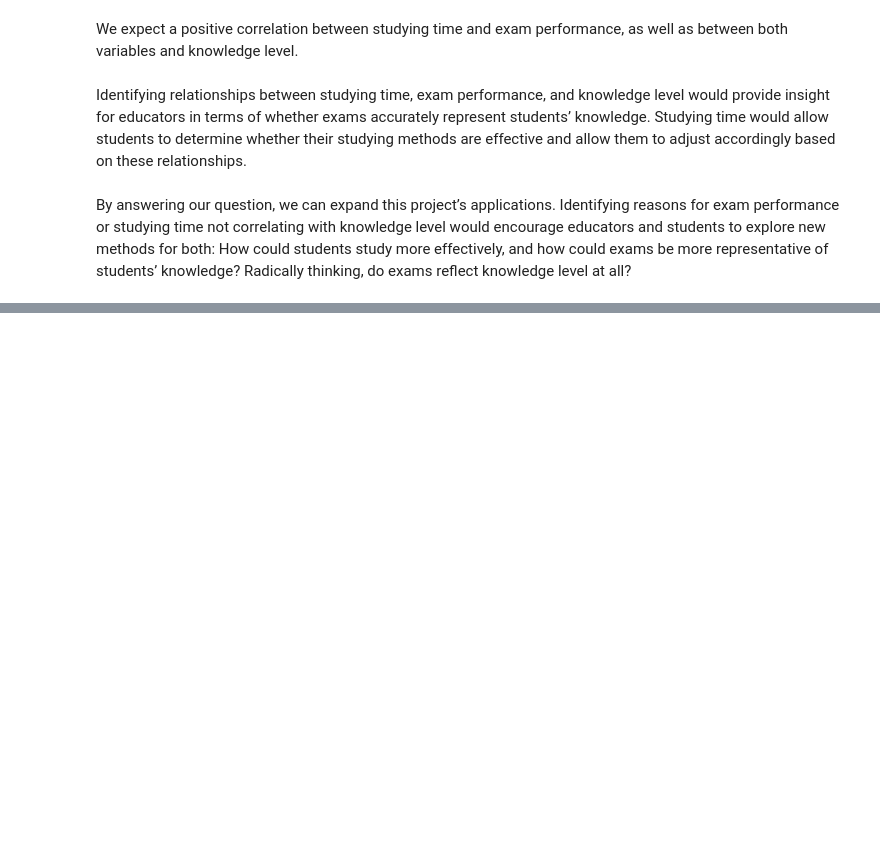
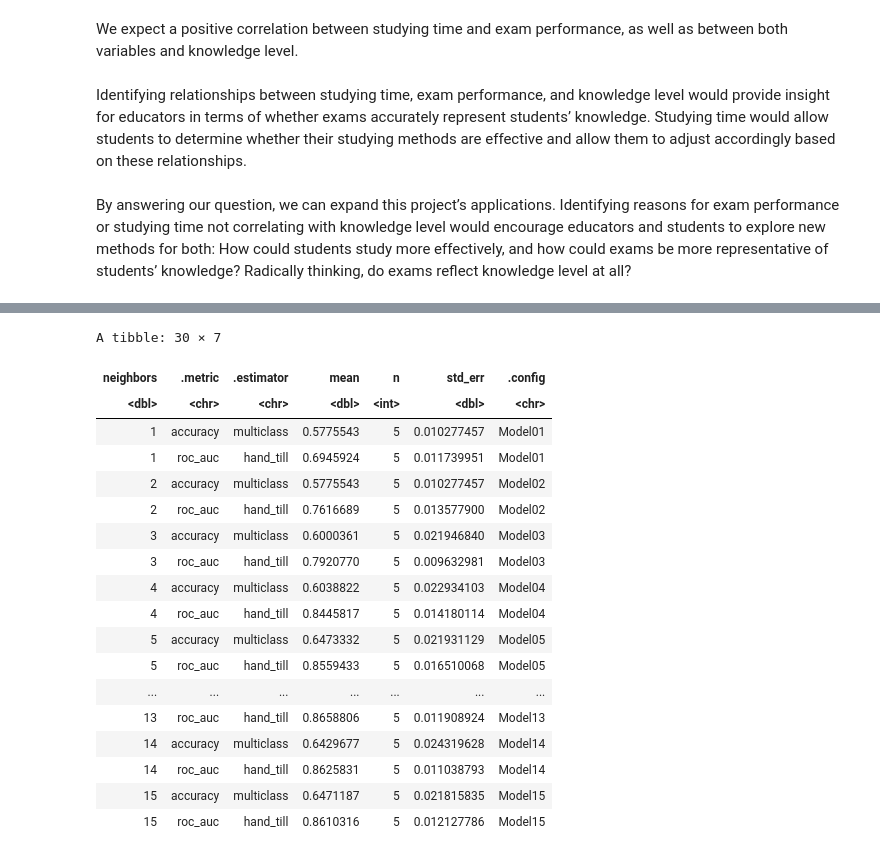
Before and after one commit to felixmachaoran/datasci100, a Jupyter notebook: project.ipynb, the cells around one changed output, grey strips where cells are left out. Saved outputs shown, nothing was run; the diff lists cells and outputs as text; code cells hidden in the pictures; blank space fills up the shorter version.

```diff
--- a/project.ipynb
+++ b/project.ipynb
@@ -145,0 +180,32 @@ By answering our question, we can expand this project’s applications. Identify
+# %%
+knowledge_vfold <- vfold_cv(mutated_data, v = 5, strata = UNS)
+gridvals <- tibble(neighbors = seq(from = 1, to = 15, by = 1))
+knn_tune <-nearest_neighbor(weight_func = "rectangular", neighbors = tune()) %>%
+        set_engine("kknn") %>%
+      set_mode("classification")
+knn_results <- workflow() %>%
+      add_recipe(knowledge_recipe) %>%
+      add_model(knn_tune) %>%
+      tune_grid(resamples = knowledge_vfold, grid = gridvals) %>%
+      collect_metrics()
+knn_results
+# %% [output]
+A tibble: 30 × 7
+| neighbors | .metric | .estimator | mean | n | std_err | .config |
+| <dbl> | <chr> | <chr> | <dbl> | <int> | <dbl> | <chr> |
+| 1 | accuracy | multiclass | 0.5775543 | 5 | 0.010277457 | Model01 |
+| 1 | roc_auc | hand_till | 0.6945924 | 5 | 0.011739951 | Model01 |
+| 2 | accuracy | multiclass | 0.5775543 | 5 | 0.010277457 | Model02 |
+| 2 | roc_auc | hand_till | 0.7616689 | 5 | 0.013577900 | Model02 |
+| 3 | accuracy | multiclass | 0.6000361 | 5 | 0.021946840 | Model03 |
+| 3 | roc_auc | hand_till | 0.7920770 | 5 | 0.009632981 | Model03 |
+| 4 | accuracy | multiclass | 0.6038822 | 5 | 0.022934103 | Model04 |
+| 4 | roc_auc | hand_till | 0.8445817 | 5 | 0.014180114 | Model04 |
+| 5 | accuracy | multiclass | 0.6473332 | 5 | 0.021931129 | Model05 |
+| 5 | roc_auc | hand_till | 0.8559433 | 5 | 0.016510068 | Model05 |
+| ... | ... | ... | ... | ... | ... | ... |
+| 13 | roc_auc | hand_till | 0.8658806 | 5 | 0.011908924 | Model13 |
+| 14 | accuracy | multiclass | 0.6429677 | 5 | 0.024319628 | Model14 |
+| 14 | roc_auc | hand_till | 0.8625831 | 5 | 0.011038793 | Model14 |
+| 15 | accuracy | multiclass | 0.6471187 | 5 | 0.021815835 | Model15 |
+| 15 | roc_auc | hand_till | 0.8610316 | 5 | 0.012127786 | Model15 |
```
Also changed, not shown: parts of 14 cells of this notebook.
